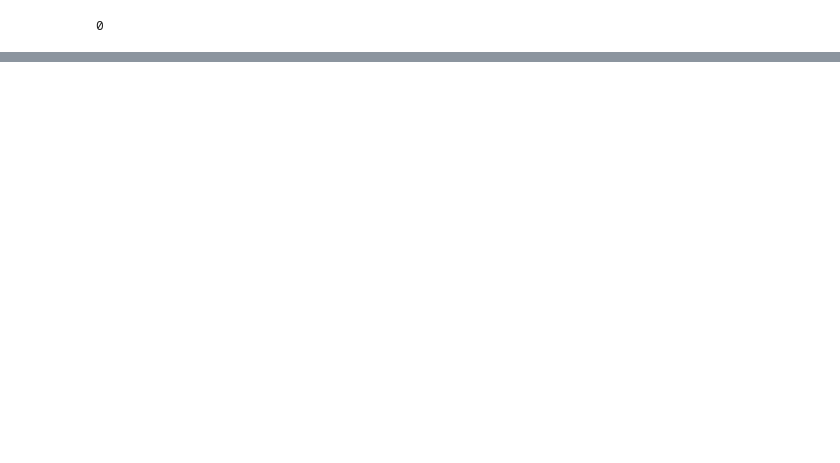
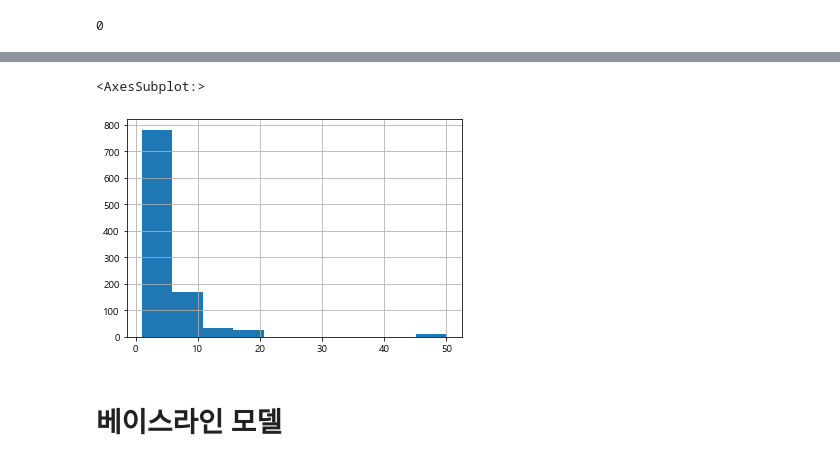
Before and after one commit to kkkkyoung/parking_project, a Jupyter notebook: 주차수요 예측.ipynb, the cells around one changed output, grey strips where cells are left out. Drawn from its saved outputs; the diff is of its cells as text; code cells hidden in the pictures; blank space fills up the shorter version.

```diff
--- a/주차수요 예측.ipynb
+++ b/주차수요 예측.ipynb
@@ -618,0 +582,2 @@ age_gender
+# %%
+age_gender['20대이상총합'] = age_gender_20.sum(axis=1)
@@ -618,0 +599,3 @@ age_gender
+# %%
+#test데이터에 지역에 따른 20대 이상의 비율 추가
+test = pd.merge(test,age_gender[['지역','20대이상총합']],how='left',left_on='지역',right_on='지역')
@@ -618,0 +662,2 @@ age_gender
+# %%
+test = test.drop(['지역','공급유형','공가수','자격유형'],axis=1)
@@ -618,0 +667,4 @@ age_gender
+# %%
+# 아파트는 0, 상가는 1 로 변환
+train['임대건물구분'] = train['임대건물구분'].map({'아파트':0, '상가':1})
+test['임대건물구분'] = test['임대건물구분'].map({'아파트':0, '상가':1})
@@ -618,0 +771,7 @@ age_gender
+# %%
+test['도보 10분거리 내 버스정류장 수'].hist()
+# %% [output]
+<AxesSubplot:>
+[figure, added]
+# %% [markdown]
+# 베이스라인 모델
```
Also changed, not shown: parts of 98 cells of this notebook.
